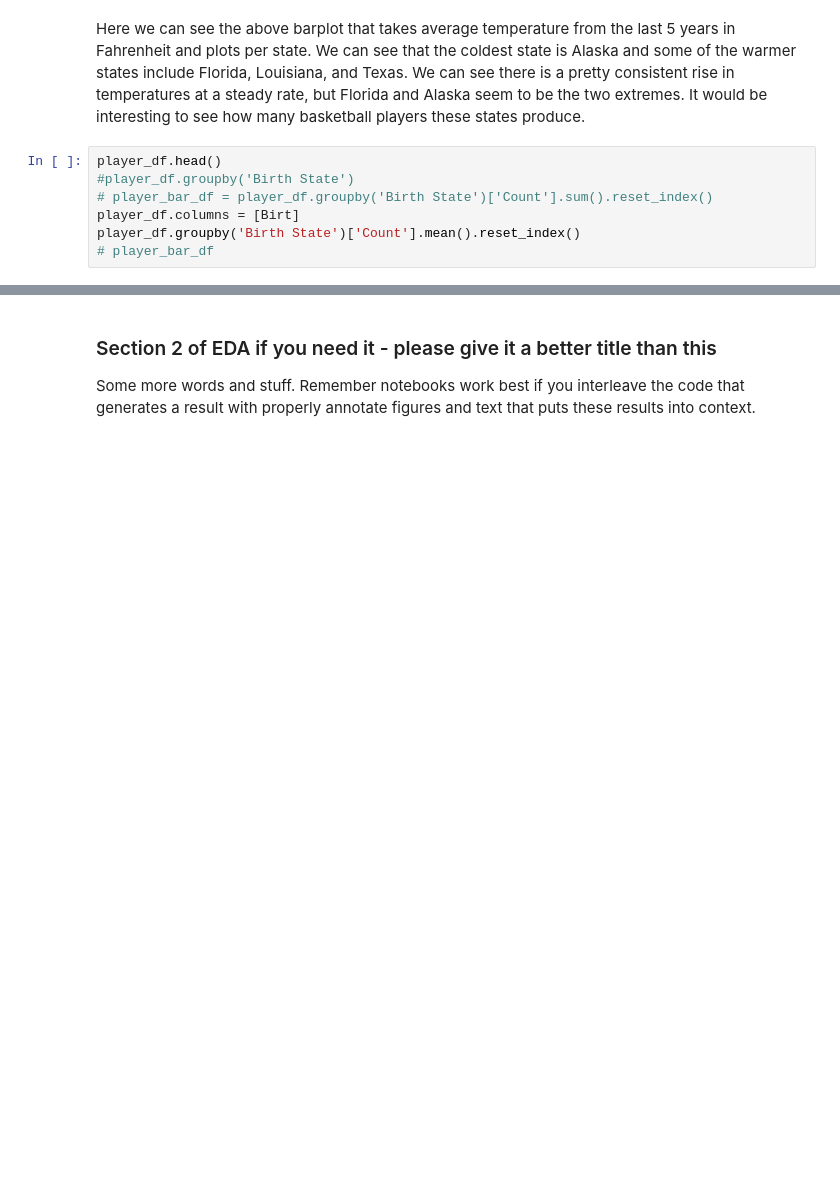
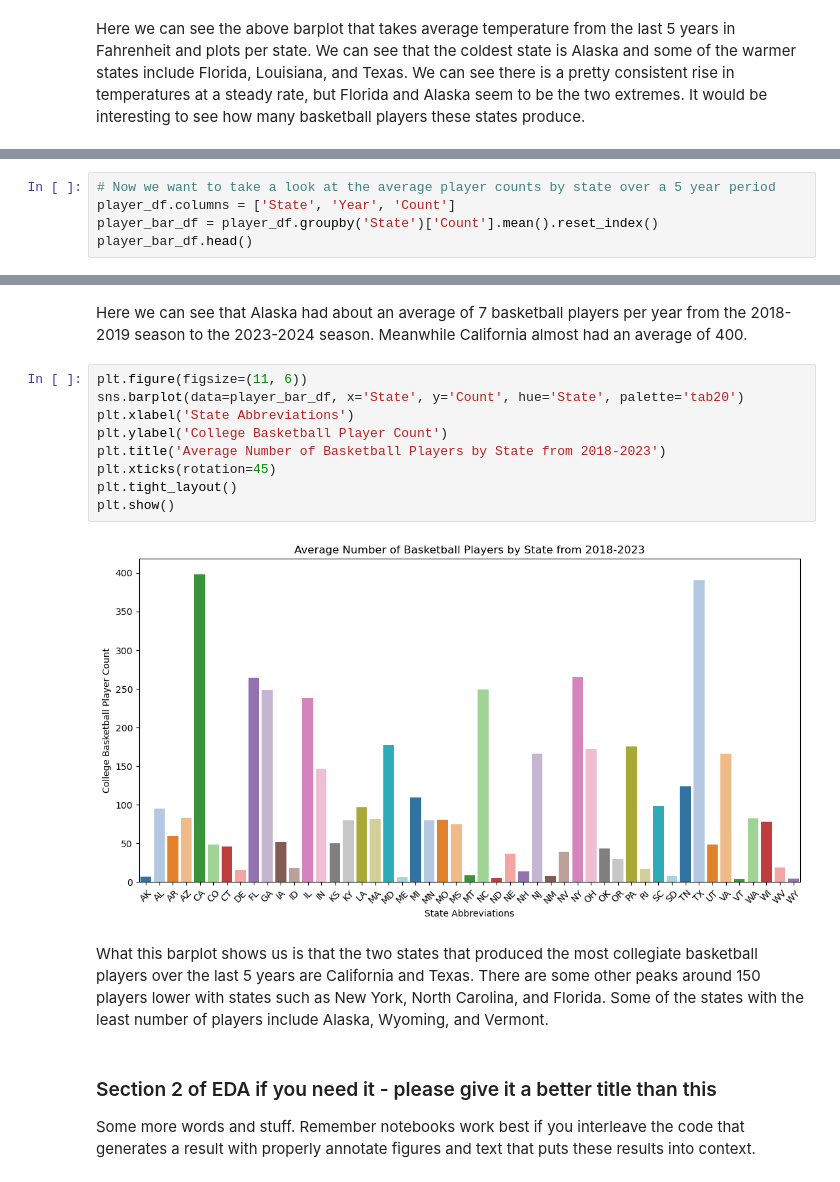
Before and after one commit to jayden789/State-weather-player-performance, a Jupyter notebook: EDACheckpoint_group69.ipynb, the cells around one changed output, grey strips where cells are left out. Saved outputs shown, nothing was run; the diff lists cells and outputs as text; blank space fills up the shorter version.

Commit message:
More EDA for player counts per state

```diff
--- a/EDACheckpoint_group69.ipynb
+++ b/EDACheckpoint_group69.ipynb
@@ -709,10 +709,3 @@ plt.show()
 [figure]
 # %% [markdown]
 Here we can see the above barplot that takes average temperature from the last 5 years in Fahrenheit and plots per state. We can see that the coldest state is Alaska and some of the warmer states include Florida, Louisiana, and Texas. We can see there is a pretty consistent rise in temperatures at a steady rate, but Florida and Alaska seem to be the two extremes. It would be interesting to see how many basketball players these states produce.
-# %%
-player_df.head()
-#player_df.groupby('Birth State')
-# player_bar_df = player_df.groupby('Birth State')['Count'].sum().reset_index()
-player_df.columns = [Birt]
-player_df.groupby('Birth State')['Count'].mean().reset_index()
-# player_bar_df
@@ -725,0 +712,5 @@ player_df.groupby('Birth State')['Count'].mean().reset_index()
+# %%
+# Now we want to take a look at the average player counts by state over a 5 year period
+player_df.columns = ['State', 'Year', 'Count']
+player_bar_df = player_df.groupby('State')['Count'].mean().reset_index()
+player_bar_df.head()
@@ -726,3 +724,18 @@ player_df.groupby('Birth State')['Count'].mean().reset_index()
+# %% [markdown]
+Here we can see that Alaska had about an average of 7 basketball players per year from the 2018-2019 season to the 2023-2024 season. Meanwhile California almost had an average of 400.
+# %%
+plt.figure(figsize=(11, 6))
+sns.barplot(data=player_bar_df, x='State', y='Count', hue='State', palette='tab20')
+plt.xlabel('State Abbreviations')
+plt.ylabel('College Basketball Player Count')
+plt.title('Average Number of Basketball Players by State from 2018-2023')
+plt.xticks(rotation=45)
+plt.tight_layout()
+plt.show()
+# %% [output]
+[figure, added]
+# %% [markdown]
+What this barplot shows us is that the two states that produced the most collegiate basketball players over the last 5 years are California and Texas. There are some other peaks around 150 players lower with states such as New York, North Carolina, and Florida. Some of the states with the least number of players include Alaska, Wyoming, and Vermont.
 # %% [markdown]
 ### Section 2 of EDA if you need it  - please give it a better title than this
 
```
Also changed, not shown: parts of 2 cells of this notebook.
